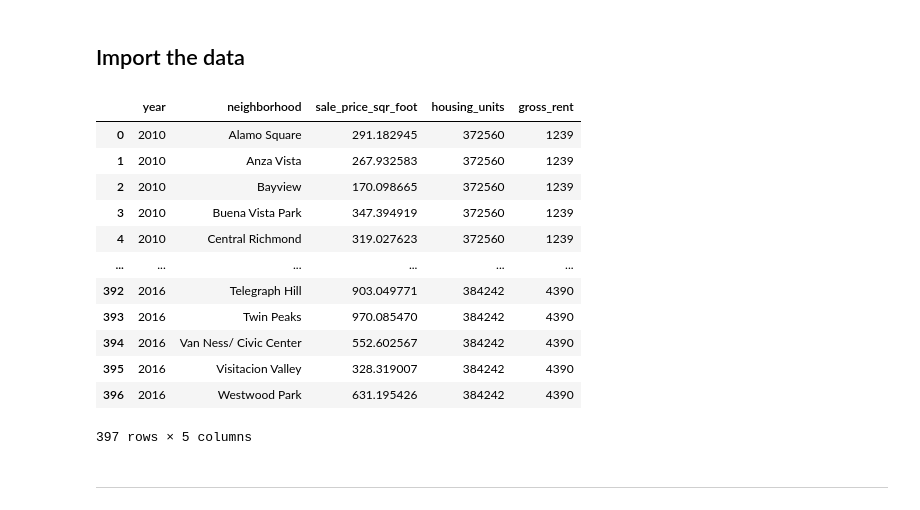
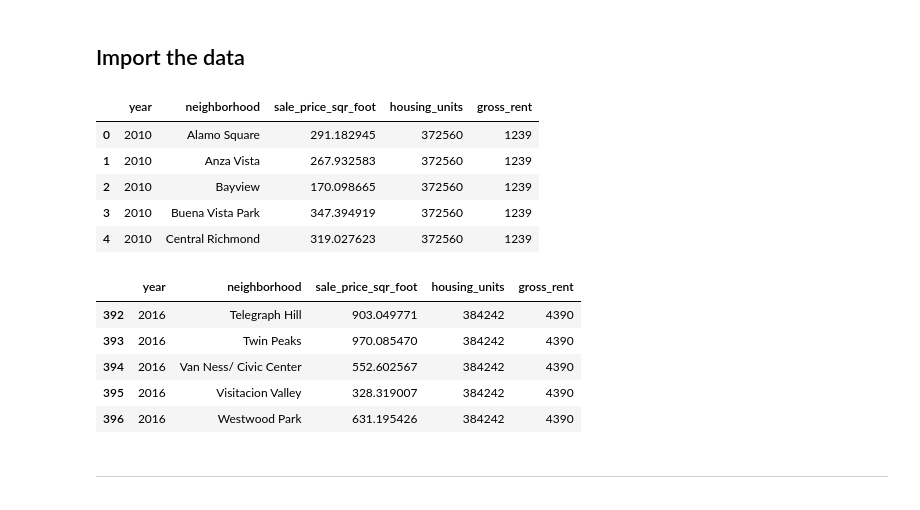
Before and after one commit to Olegreg762/FintechBootcamp, a Jupyter notebook: pyviz_homework/san_francisco_housing.ipynb, the cells around one changed output. Cells and saved outputs as stored; diff of their text form; code cells hidden in the pictures.

```diff
--- a/pyviz_homework/san_francisco_housing.ipynb
+++ b/pyviz_homework/san_francisco_housing.ipynb
@@ -130,24 +130,24 @@ from pathlib import Path
 # %%
 # Using the read_csv function and Path module, create a DataFrame
 # by importing the sfo_neighborhoods_census_data.csv file from the Resources folder
 sfo_data_df = pd.read_csv('./Resources/sfo_neighborhoods_census_data.csv')
 
 # Review the first and last five rows of the DataFrame
-sfo_data_df
+display(sfo_data_df.head())
+display(sfo_data_df.tail())
 # %% [output]
 |  | year | neighborhood | sale_price_sqr_foot | housing_units | gross_rent |
 | 0 | 2010 | Alamo Square | 291.182945 | 372560 | 1239 |
 | 1 | 2010 | Anza Vista | 267.932583 | 372560 | 1239 |
 | 2 | 2010 | Bayview | 170.098665 | 372560 | 1239 |
 | 3 | 2010 | Buena Vista Park | 347.394919 | 372560 | 1239 |
 | 4 | 2010 | Central Richmond | 319.027623 | 372560 | 1239 |
-| ... | ... | ... | ... | ... | ... |
-| 392 | 2016 | Telegraph Hill | 903.049771 | 384242 | 4390 |
-| 393 | 2016 | Twin Peaks | 970.085470 | 384242 | 4390 |
-| 394 | 2016 | Van Ness/ Civic Center | 552.602567 | 384242 | 4390 |
-| 395 | 2016 | Visitacion Valley | 328.319007 | 384242 | 4390 |
-| 396 | 2016 | Westwood Park | 631.195426 | 384242 | 4390 |
-397 rows × 5 columns
+|  | year | neighborhood | sale_price_sqr_foot | housing_units | gross_rent |
+| 392 | 2016 | Telegraph Hill | 903.049771 | 384242 | 4390 |
+| 393 | 2016 | Twin Peaks | 970.085470 | 384242 | 4390 |
+| 394 | 2016 | Van Ness/ Civic Center | 552.602567 | 384242 | 4390 |
+| 395 | 2016 | Visitacion Valley | 328.319007 | 384242 | 4390 |
+| 396 | 2016 | Westwood Park | 631.195426 | 384242 | 4390 |
 # %% [markdown]
 ---
 # %% [markdown]
```
Also changed, not shown: parts of 4 cells of this notebook.
